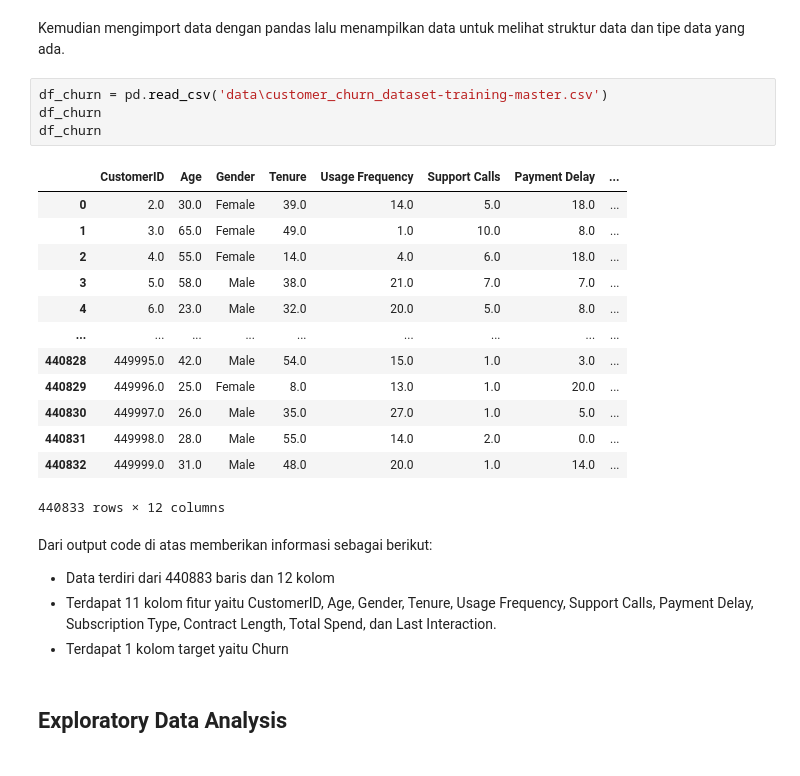
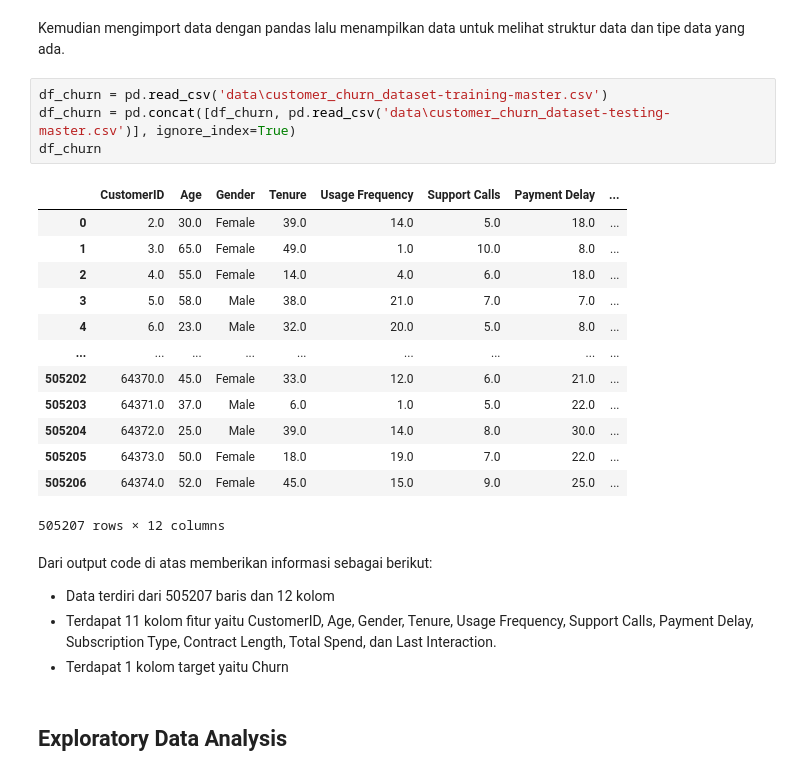
Before and after one commit to mausneg/Customer-Churn-Classification, a Jupyter notebook: submission.ipynb, the cells around one changed output. Drawn from its saved outputs; the diff is of its cells as text.

```diff
--- a/submission.ipynb
+++ b/submission.ipynb
@@ -31,25 +23,25 @@ from sklearn.preprocessing import OneHotEncoder
 Kemudian mengimport data dengan pandas lalu menampilkan data untuk melihat struktur data dan tipe data yang ada.
 # %%
 df_churn = pd.read_csv('data\customer_churn_dataset-training-master.csv')
+df_churn = pd.concat([df_churn, pd.read_csv('data\customer_churn_dataset-testing-master.csv')], ignore_index=True)
 df_churn
-df_churn
 # %% [output]
 |  | CustomerID | Age | Gender | Tenure | Usage Frequency | Support Calls | Payment Delay | ... |
 | 0 | 2.0 | 30.0 | Female | 39.0 | 14.0 | 5.0 | 18.0 | ... |
 | 1 | 3.0 | 65.0 | Female | 49.0 | 1.0 | 10.0 | 8.0 | ... |
 | 2 | 4.0 | 55.0 | Female | 14.0 | 4.0 | 6.0 | 18.0 | ... |
 | 3 | 5.0 | 58.0 | Male | 38.0 | 21.0 | 7.0 | 7.0 | ... |
 | 4 | 6.0 | 23.0 | Male | 32.0 | 20.0 | 5.0 | 8.0 | ... |
 | ... | ... | ... | ... | ... | ... | ... | ... | ... |
-| 440828 | 449995.0 | 42.0 | Male | 54.0 | 15.0 | 1.0 | 3.0 | ... |
-| 440829 | 449996.0 | 25.0 | Female | 8.0 | 13.0 | 1.0 | 20.0 | ... |
-| 440830 | 449997.0 | 26.0 | Male | 35.0 | 27.0 | 1.0 | 5.0 | ... |
-| 440831 | 449998.0 | 28.0 | Male | 55.0 | 14.0 | 2.0 | 0.0 | ... |
-| 440832 | 449999.0 | 31.0 | Male | 48.0 | 20.0 | 1.0 | 14.0 | ... |
+| 505202 | 64370.0 | 45.0 | Female | 33.0 | 12.0 | 6.0 | 21.0 | ... |
+| 505203 | 64371.0 | 37.0 | Male | 6.0 | 1.0 | 5.0 | 22.0 | ... |
+| 505204 | 64372.0 | 25.0 | Male | 39.0 | 14.0 | 8.0 | 30.0 | ... |
+| 505205 | 64373.0 | 50.0 | Female | 18.0 | 19.0 | 7.0 | 22.0 | ... |
+| 505206 | 64374.0 | 52.0 | Female | 45.0 | 15.0 | 9.0 | 25.0 | ... |
-440833 rows × 12 columns
+505207 rows × 12 columns
 # %% [markdown]
 Dari output code di atas memberikan informasi sebagai berikut:
-- Data terdiri dari 440883 baris dan 12 kolom
+- Data terdiri dari 505207 baris dan 12 kolom
 - Terdapat 11 kolom fitur yaitu CustomerID,	Age, Gender, Tenure, Usage Frequency, Support Calls, Payment Delay, Subscription Type, Contract Length, Total Spend, dan Last Interaction.
 - Terdapat 1 kolom target yaitu Churn
 # %% [markdown]
```
Also changed, not shown: parts of 36 cells of this notebook, 1 other file.
